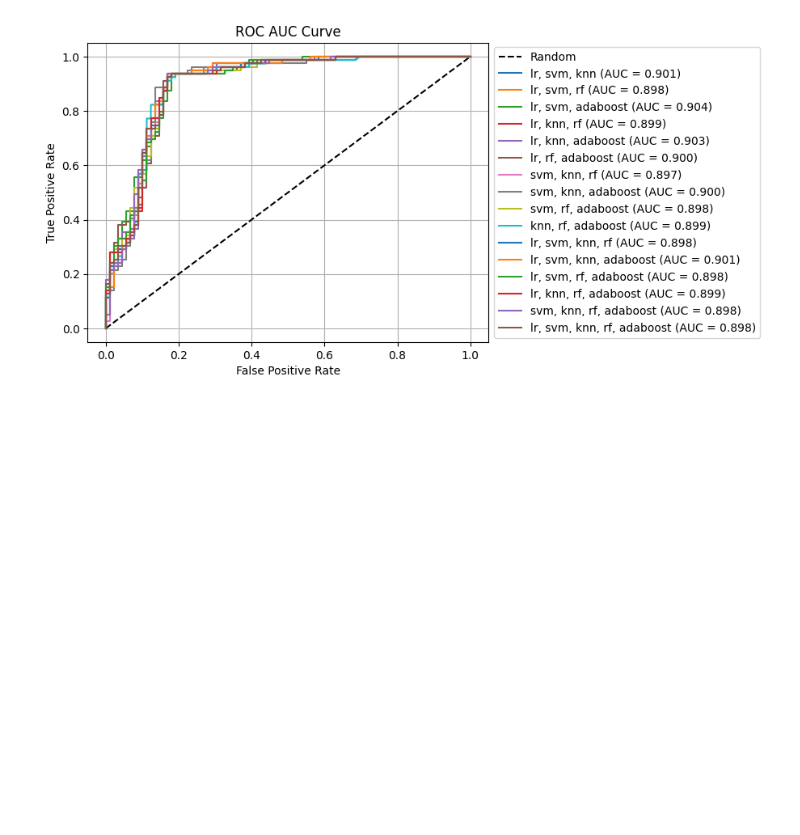
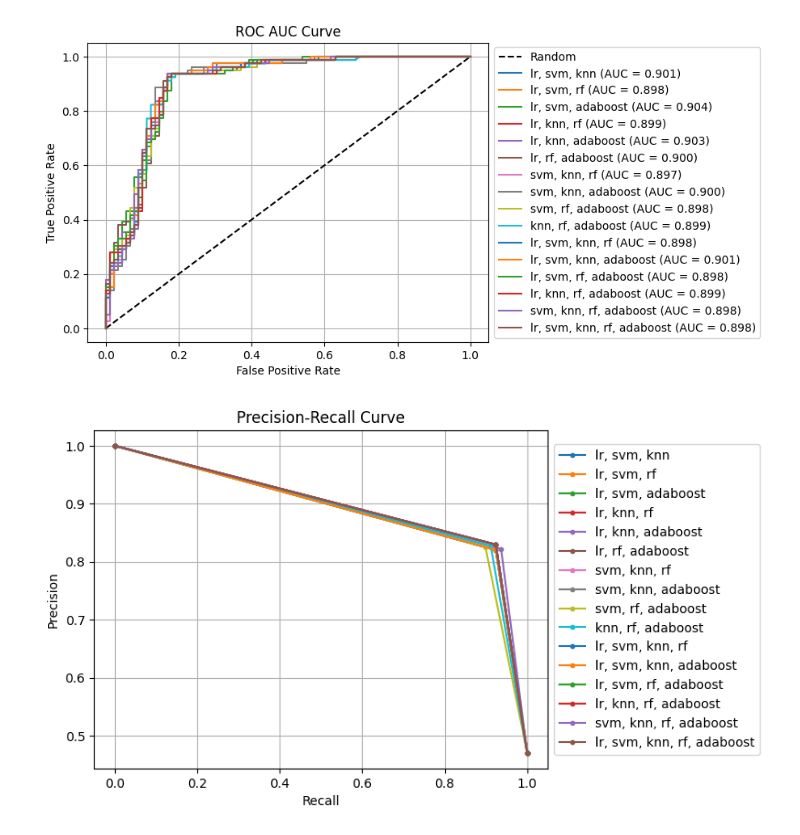
Before and after one commit to trizkynoviandy/glioma-grading, a Jupyter notebook: glioma_grading.ipynb, the cells around one changed output. Saved outputs shown, nothing was run; the diff lists cells and outputs as text; code cells hidden in the pictures; blank space fills up the shorter version.

```diff
--- a/glioma_grading.ipynb
+++ b/glioma_grading.ipynb
@@ -75,12 +75,18 @@ for n in range(3, 6):
 results_df = pd.DataFrame(columns=['Classifier', 'Accuracy', 'Precision', 'Recall', 'F1 Score'])
 results_dff = pd.DataFrame(columns=['Classifier', 'TP', 'FP', 'FN', 'TN'])
 
+precs = []
+recs = []
+
 for vc in voting_classifiers:
     vc.fit(X_train, y_train)
     y_pred = vc.predict(X_test)
     accuracy = accuracy_score(y_test, y_pred)
     precision = precision_score(y_test, y_pred)
     recall = recall_score(y_test, y_pred)
+    prec, rec, _ = precision_recall_curve(y_test, y_pred)
+    precs.append(prec)
+    recs.append(recs)
     f1 = f1_score(y_test, y_pred)
     clf_names = [name for name, _ in vc.estimators]
     clf_names_str = ', '.join(clf_names)
@@ -158,3 +164,20 @@ plt.grid(True)
 plt.show()
 # %% [output]
 [figure]
+# %%
+for vc in voting_classifiers:
+    vc.fit(X_train, y_train)
+    y_pred = vc.predict(X_test)
+    precision, recall, _ = precision_recall_curve(y_test, y_pred)
+    clf_names = [name for name, _ in vc.estimators]
+    clf_names_str = ', '.join(clf_names)
+    plt.plot(recall, precision, marker='.', label=clf_names_str)
+
+plt.xlabel('Recall')
+plt.ylabel('Precision')
+plt.title('Precision-Recall Curve')
+plt.legend(loc='center left', bbox_to_anchor=(1, 0.5))
+plt.grid(True)
+plt.show()
+# %% [output]
+[figure, added]
```
Also changed, not shown: parts of 1 cell of this notebook.
